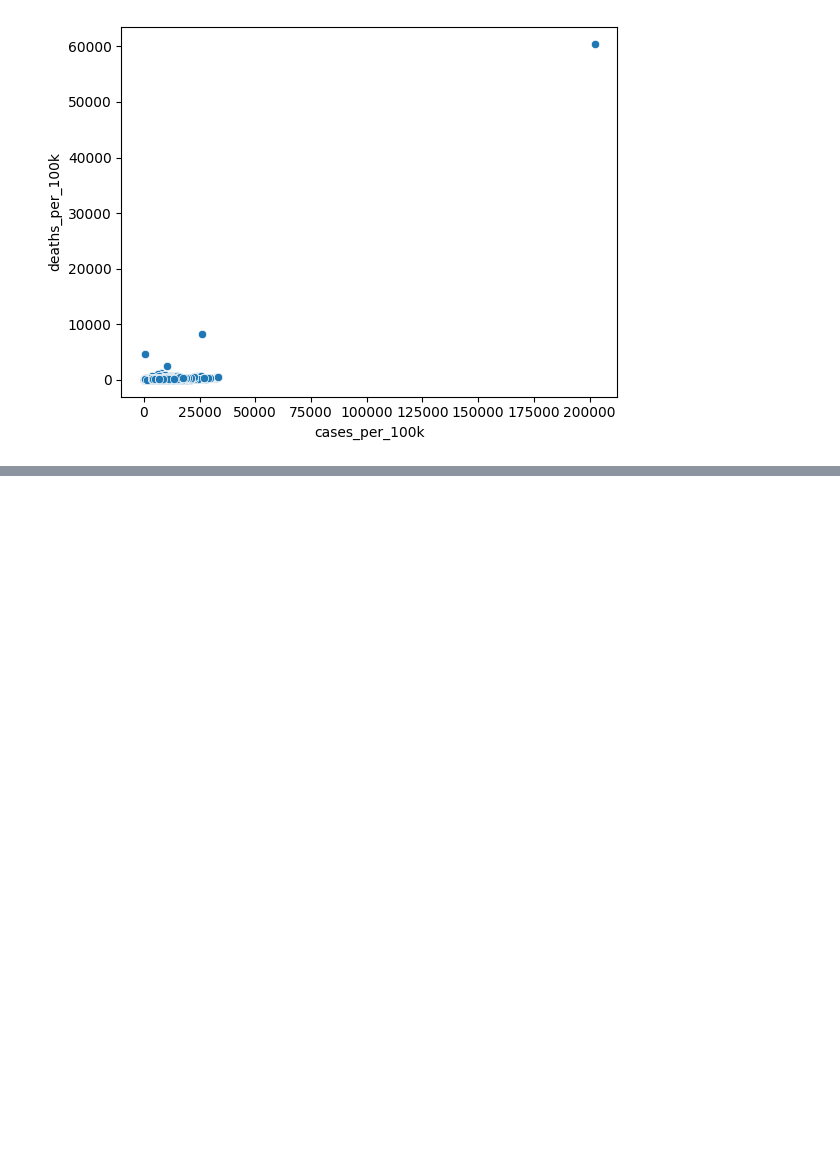
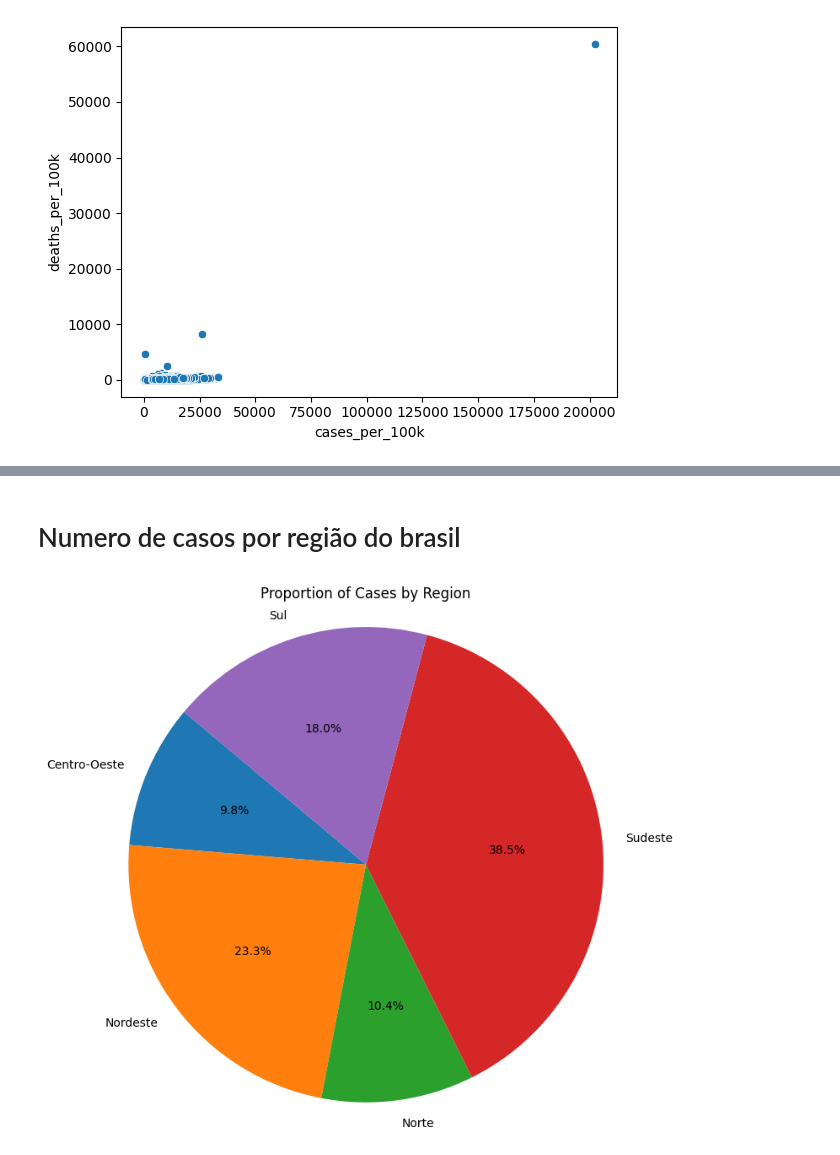
Before and after one commit to levyvix/kaggle_extract, a Jupyter notebook: explore.ipynb, the cells around one changed output, grey strips where cells are left out. Cells and saved outputs as stored; diff of their text form; code cells hidden in the pictures; blank space fills up the shorter version.

```diff
--- a/explore.ipynb
+++ b/explore.ipynb
@@ -213,0 +235,19 @@ sns.scatterplot(data=cidades_populacao, x="cases_per_100k", y="deaths_per_100k")
+# %% [markdown]
+# Numero de casos por região do brasil
+# %%
+cases_by_region = (
+    cidades_populacao.groupby(["region", "state_x", "name"], as_index=False)
+    .agg({"cases": "max", "deaths": "max", "population": "max"})
+    .groupby("region")
+    .agg({"cases": "sum", "deaths": "sum", "population": "sum"})["cases"]
+)
+
+plt.figure(figsize=(8, 8))
+plt.pie(
+    cases_by_region, labels=cases_by_region.index, autopct="%1.1f%%", startangle=140
+)
+plt.title("Proportion of Cases by Region")
+plt.axis("equal")  # Equal aspect ratio ensures that pie is drawn as a circle
+plt.show()
+# %% [output]
+[figure, added]
```
Also changed, not shown: parts of 24 cells of this notebook.
